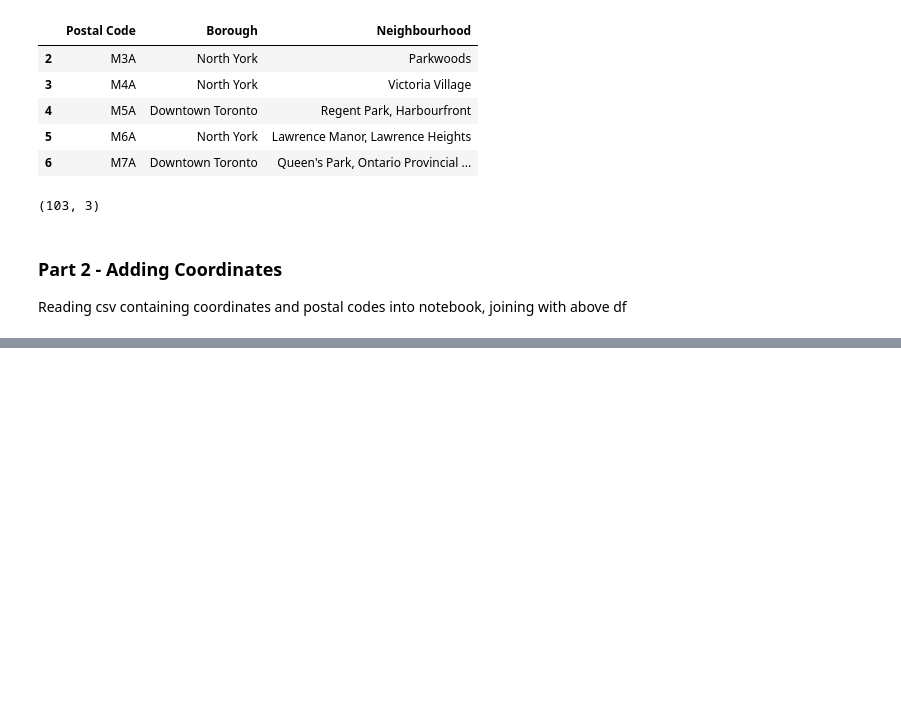
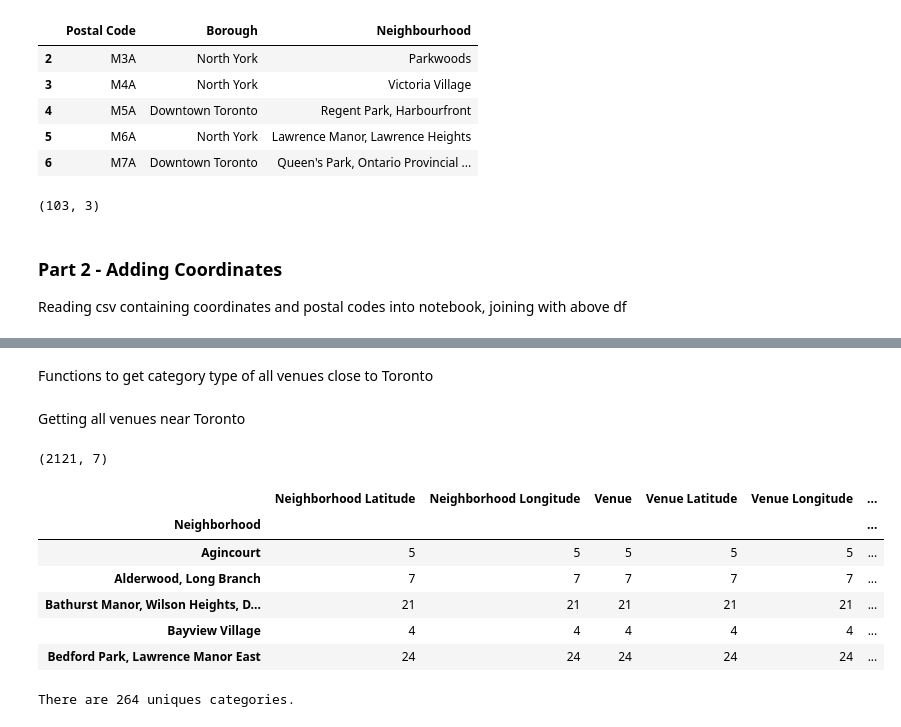
Before and after one commit to ZSwitaj/Coursera_Capstone, a Jupyter notebook: TorontoNeighborhoodData.ipynb, the cells around one changed output, grey strips where cells are left out. Cells and saved outputs as stored; diff of their text form; code cells hidden in the pictures; blank space fills up the shorter version.

```diff
--- a/TorontoNeighborhoodData.ipynb
+++ b/TorontoNeighborhoodData.ipynb
@@ -79,0 +165,3 @@ df.head()
+# %%
+radius = 500
+LIMIT = 100
@@ -79,0 +170,3 @@ df.head()
+# %%
+url = 'https://api.foursquare.com/v2/venues/explore?client_id={}&client_secret={}&ll={},{}&oauth_token={}&v={}&radius={}&limit={}'.format(CLIENT_ID, CLIENT_SECRET, latitude, longitude,ACCESS_TOKEN, VERSION, 500, 100)
+url
@@ -79,0 +177,3 @@ df.head()
+# %%
+results = requests.get(url).json()
+results
@@ -79,0 +198,2 @@ df.head()
+# %% [markdown]
+Functions to get category type of all venues close to Toronto
@@ -79,0 +251,23 @@ df.head()
+# %% [markdown]
+Getting all venues near Toronto
+# %%
+toronto_venues = getNearbyVenues(names = df['Neighbourhood'],
+                                   latitudes = df['Latitude'],
+                                   longitudes = df['Longitude'])
+toronto_venues.shape
+# %% [output]
+(2121, 7)
+# %%
+toronto_venues.groupby('Neighborhood').count().head()
+# %% [output]
+|  | Neighborhood Latitude | Neighborhood Longitude | Venue | Venue Latitude | Venue Longitude | ... |
+| Neighborhood |  |  |  |  |  | ... |
+| Agincourt | 5 | 5 | 5 | 5 | 5 | ... |
+| Alderwood, Long Branch | 7 | 7 | 7 | 7 | 7 | ... |
+| Bathurst Manor, Wilson Heights, D... | 21 | 21 | 21 | 21 | 21 | ... |
+| Bayview Village | 4 | 4 | 4 | 4 | 4 | ... |
+| Bedford Park, Lawrence Manor East | 24 | 24 | 24 | 24 | 24 | ... |
+# %%
+print('There are {} uniques categories.'.format(len(toronto_venues['Venue Category'].unique())))
+# %% [output]
+There are 264 uniques categories.
```
Also changed, not shown: parts of 28 cells of this notebook.
